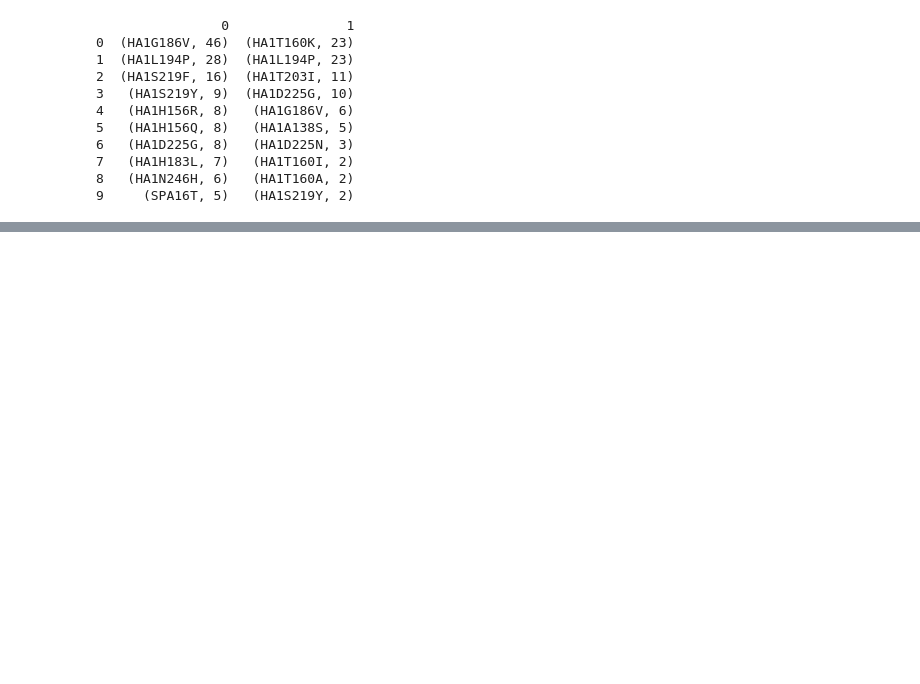
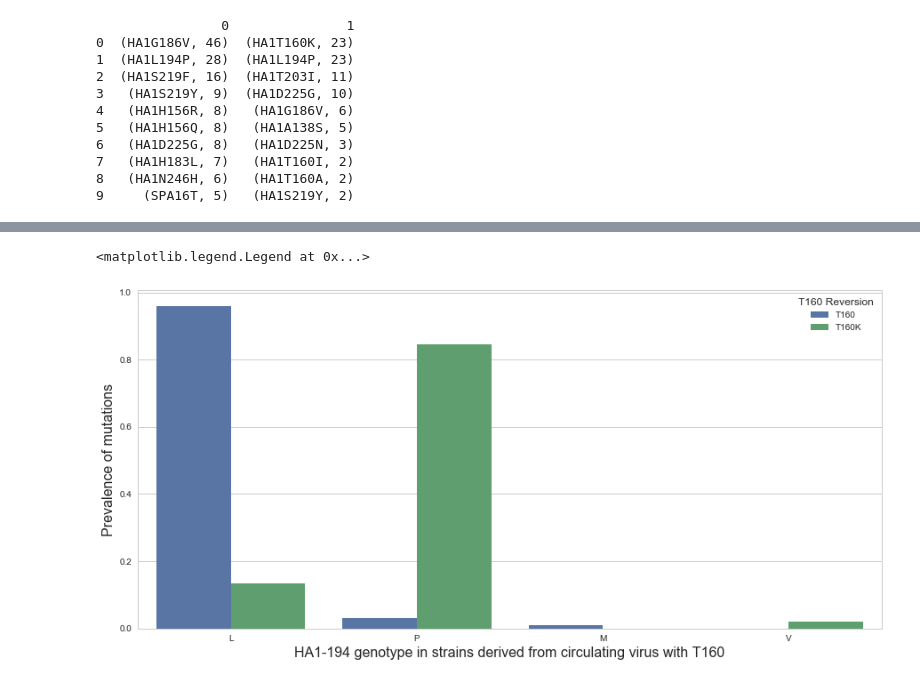
Before and after one commit to blab/egg-passage, a Jupyter notebook: 160_linked_mutations.ipynb, the cells around one changed output, grey strips where cells are left out. Cells and saved outputs as stored; diff of their text form; code cells hidden in the pictures; blank space fills up the shorter version.

Commit message:
194P mutation

```diff
--- a/160_linked_mutations.ipynb
+++ b/160_linked_mutations.ipynb
@@ -22,11 +22,12 @@ for seq_record in SeqIO.parse('h3n2_outgroup.gb', 'genbank'):
 # %%
 #Input desired 0-based HA1 amino acid residue positions, find reference amino acid
 
-positions = [159]
+positions = [160,203,225,226,186,194]
 position_refaa = []
 
 for pos in positions:
-    position_refaa.append((str(pos), HA1_ref[pos]))
+    position_refaa.append((str(pos-1), HA1_ref[pos-1]))
+
 
 tip_muts = {}
 
@@ -54,6 +55,16 @@ df['passage'] = np.select((df.strain.str.contains('egg'), df.strain.str.contains
 df['source'] = np.select((df.passage=='egg', df.passage=='cell', df.passage=='0'),
                          (df.strain.str.replace('-egg',''), df.strain.str.replace('-cell',''), df.strain))
 
+#Find predominant 160 genotype of circulating virus by clade
+#Use this to determine whether egg-passaged strains have mutated
+circulating_160_clade = {'3b':'K', '3c':'K', '3c2.A':'T', '3c3':'K',
+                         '3c3.A':'K', '3c3.B':'K', 'A1':'T', 'A1a':'T',
+                         'A1b':'T', 'A1b/135K':'T', 'A1b/135N':'T',
+                         'A2':'T', 'A2/re':'T', 'A3':'T', 'A4':'T', 'unassigned':'K'}
+
+
+df['circulating_160'] = df['clade'].map(circulating_160_clade)
+
 #make tidy version of df where each mutation gets a row
 mut_df = pd.DataFrame(columns=['mutation']+ list(df.columns))
 
@@ -77,16 +88,10 @@ for i, r in df.iterrows():
 
 #df[df.passage=='0'].groupby('clade')[159].value_counts()
 
-circulating_160_clade = {'3b':'K', '3c':'K', '3c2.A':'T', '3c3':'K',
-                         '3c3.A':'K', '3c3.B':'K', 'A1':'T', 'A1a':'T',
-                         'A1b':'T', 'A1b/135K':'T', 'A1b/135N':'T',
-                         'A2':'T', 'A2/re':'T', 'A3':'T', 'A4':'T', 'unassigned':'K'}
-
 
 egg_df = df[df.passage=='egg'].copy()
-egg_df['circulating_160'] = egg_df['clade'].map(circulating_160_clade)
 egg_df['eggmut_160'] = np.select(
-    (egg_df[159]==egg_df['circulating_160'], egg_df[159]!=egg_df['circulating_160']),
+    (egg_df[160]==egg_df['circulating_160'], egg_df[160]!=egg_df['circulating_160']),
     (False, True))
 
 #Verify method by showing that mutations at 160 only occur when passaged virus is T160
@@ -163,0 +184,14 @@ print(pd.DataFrame(top_muts))
+# %%
+#Plot 194 genotype for T160 strains vs. T160K strains
+group194 = pd.DataFrame(egg_df[egg_df['circulating_160']=='T'].groupby('eggmut_160')[194].value_counts(
+    normalize=True)).rename(columns={194:'prevalence'}).reset_index()
+
+fig, ax = plt.subplots(figsize=(15,7))
+fig = sns.barplot(x=194, y='prevalence', hue='eggmut_160', data=group194, ax=ax)
+plt.xlabel('HA1-194 genotype in strains derived from circulating virus with T160', fontsize=16)
+plt.ylabel('Prevalence of mutations', fontsize=16)
+handles, _ = ax.get_legend_handles_labels()
+ax.legend(handles, ["T160", "T160K"], title='T160 Reversion')
+# %% [output]
+<matplotlib.legend.Legend at 0x...>
+[figure, added]
```
Also changed, not shown: parts of 3 cells of this notebook.
